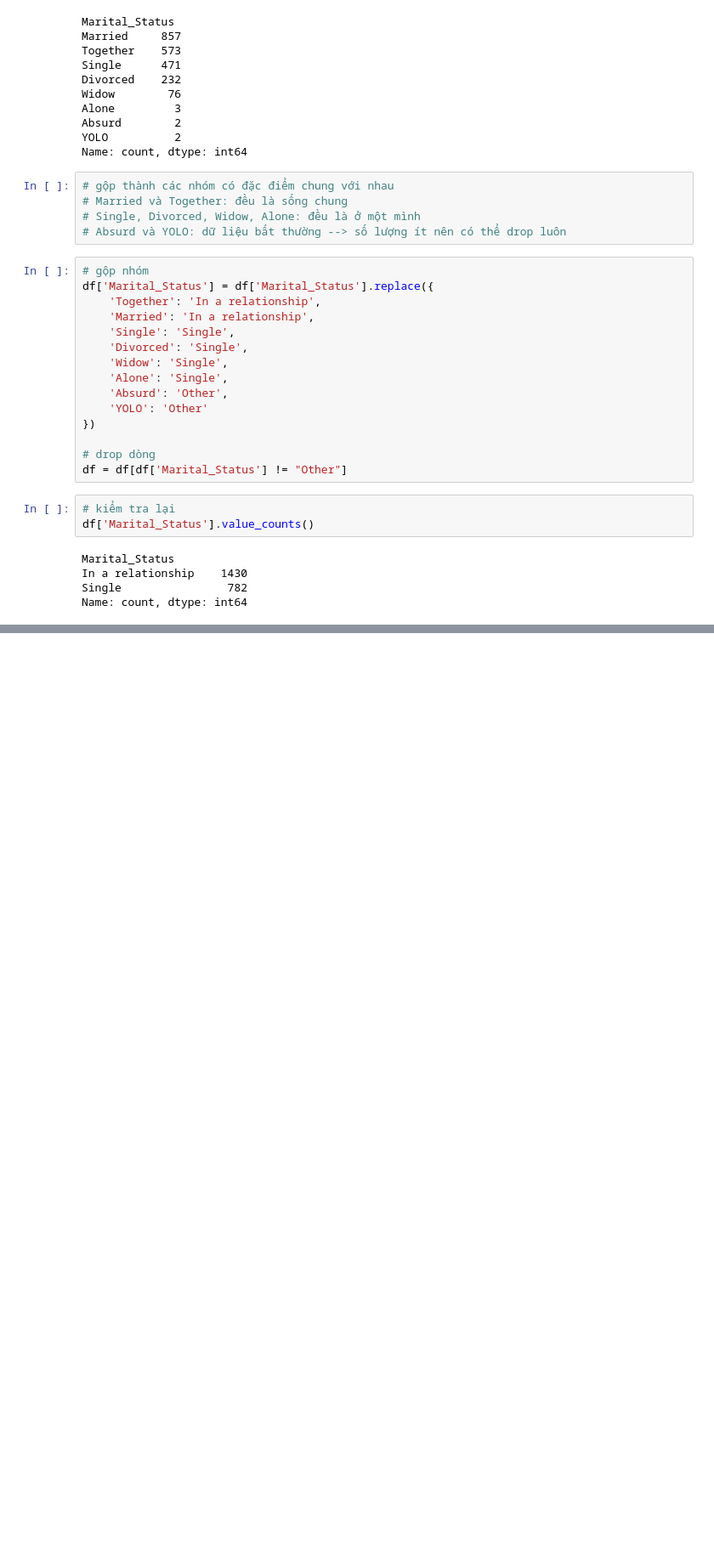
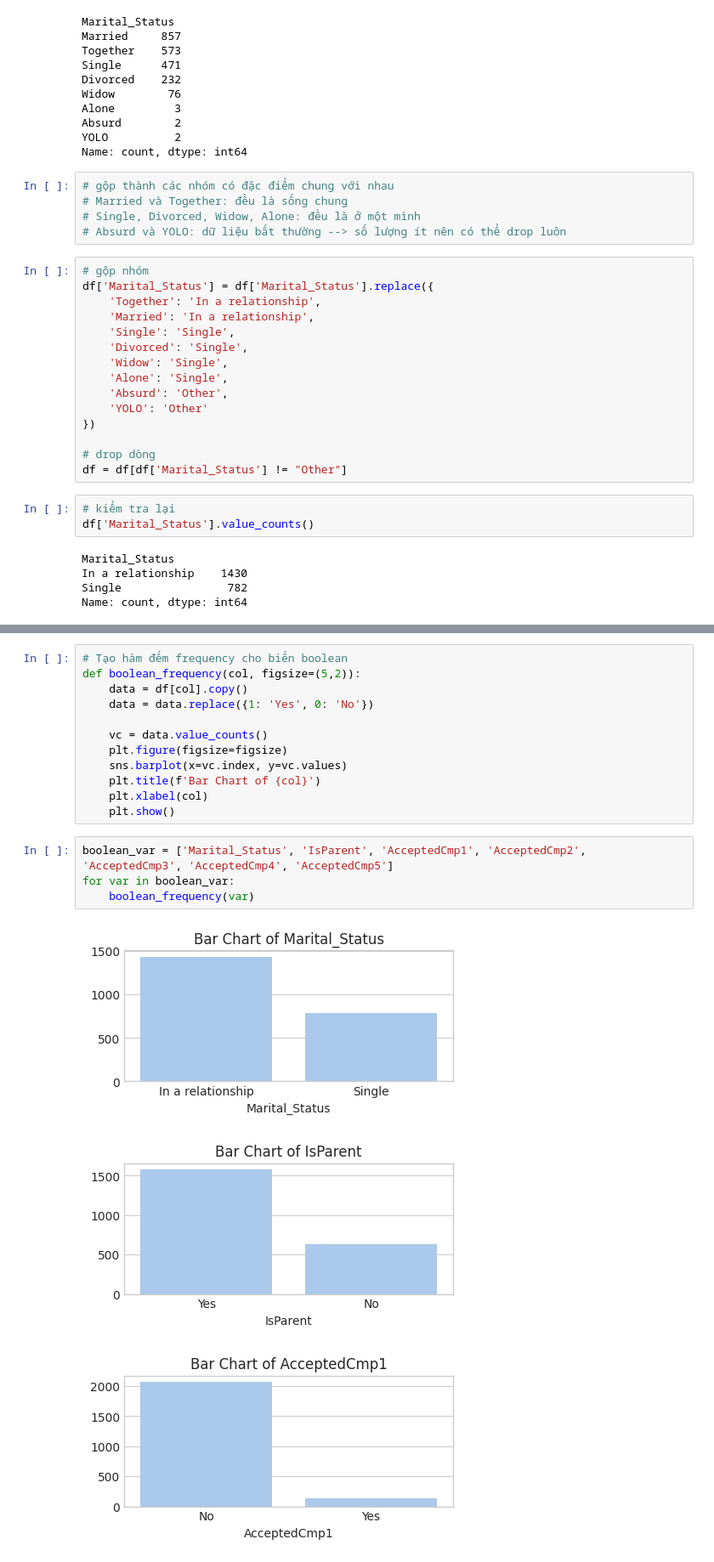
Before and after one commit to nh-adorie/adorie-data-projects, a Jupyter notebook: customer-personality-analysis/notebooks/1_eda_cleaning.ipynb, the cells around one changed output, grey strips where cells are left out. Shown at 85% size. Drawn from its saved outputs; the diff is of its cells as text; blank space fills up the shorter version.

```diff
--- a/customer-personality-analysis/notebooks/1_eda_cleaning.ipynb
+++ b/customer-personality-analysis/notebooks/1_eda_cleaning.ipynb
@@ -220,0 +301,20 @@ boolean_cols = ['Complain', 'AcceptedCmp1', 'AcceptedCmp2', 'AcceptedCmp3', 'Acc
+# %%
+# Tạo hàm đếm frequency cho biến boolean
+def boolean_frequency(col, figsize=(5,2)):
+    data = df[col].copy()
+    data = data.replace({1: 'Yes', 0: 'No'})
+
+    vc = data.value_counts()
+    plt.figure(figsize=figsize)
+    sns.barplot(x=vc.index, y=vc.values)
+    plt.title(f'Bar Chart of {col}')
+    plt.xlabel(col)
+    plt.show()
+# %%
+boolean_var = ['Marital_Status', 'IsParent', 'AcceptedCmp1', 'AcceptedCmp2', 'AcceptedCmp3', 'AcceptedCmp4', 'AcceptedCmp5']
+for var in boolean_var:
+    boolean_frequency(var)
+# %% [output]
+[figure, added]
+[figure, added]
+[figure, added]
```
Also changed, not shown: parts of 13 cells of this notebook.
